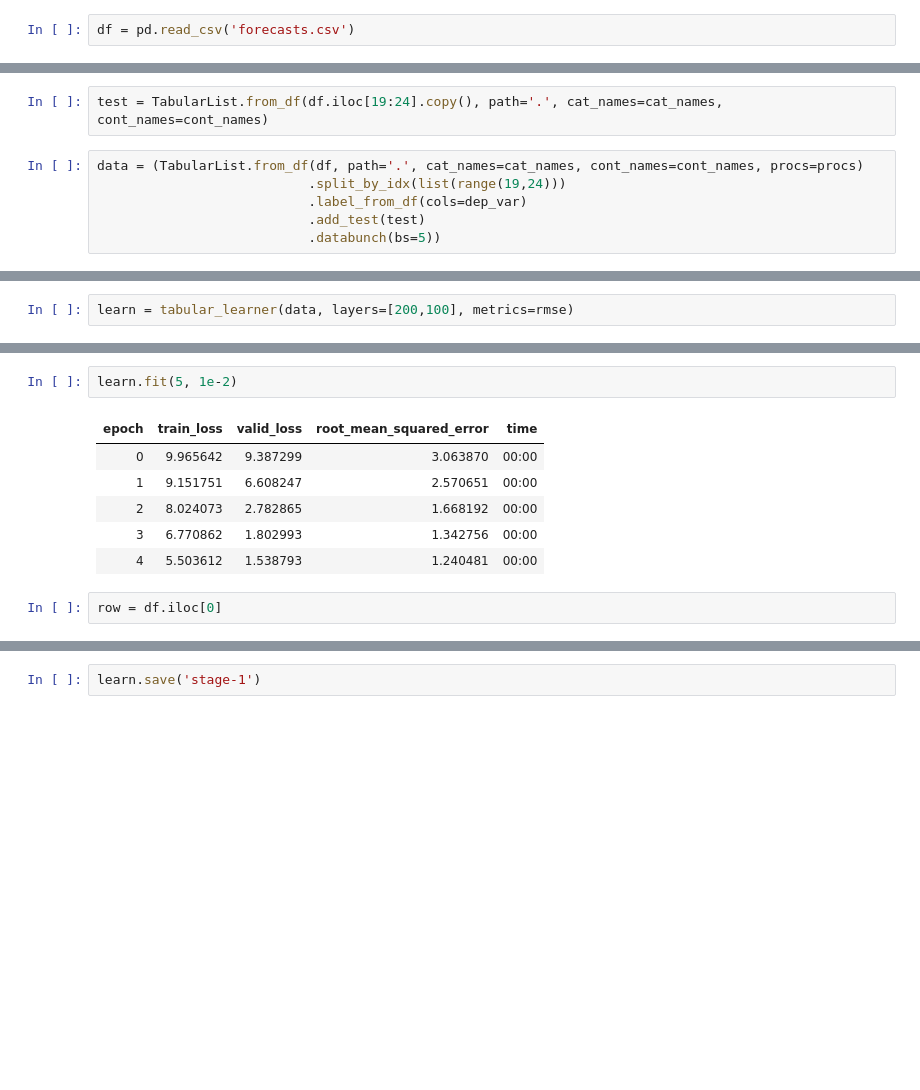
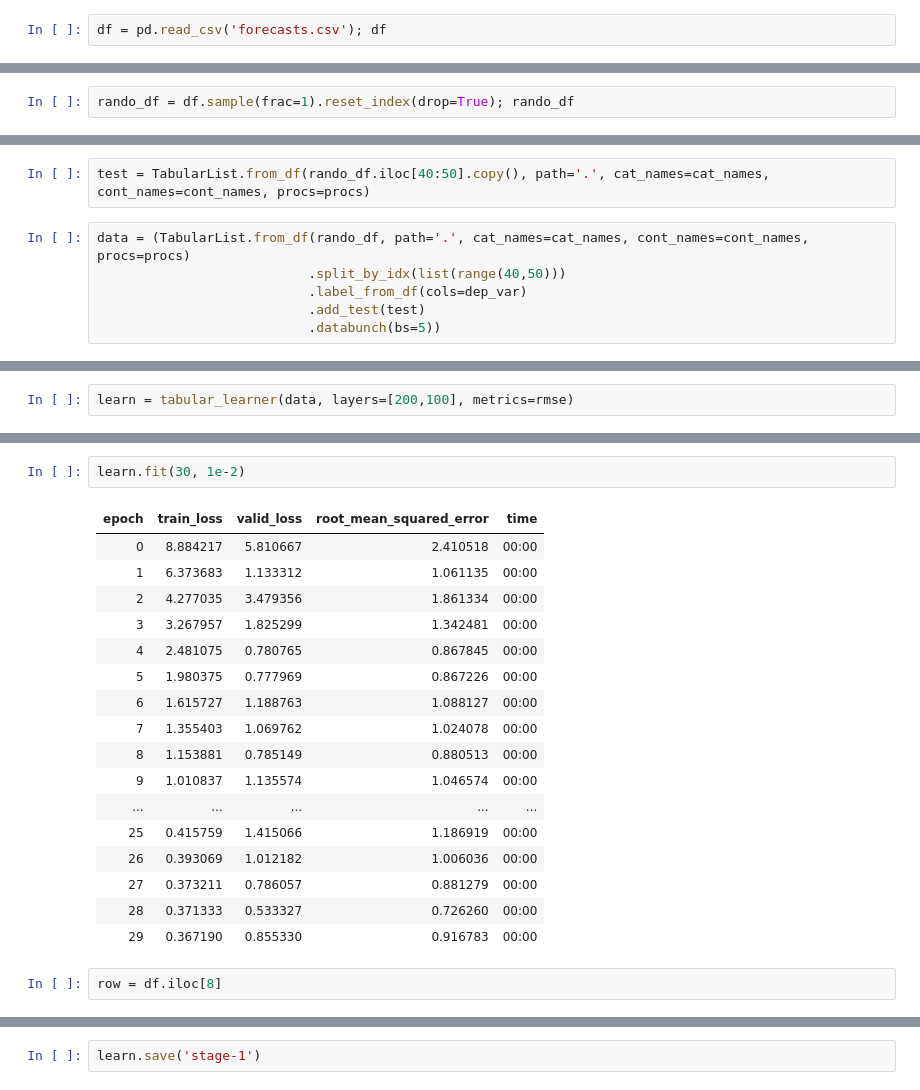
Before and after one commit to mhelmetag/stoke-futures, a Jupyter notebook: ml/stoke_futures.ipynb, the cells around one changed output, grey strips where cells are left out. Drawn from its saved outputs; the diff is of its cells as text; blank space fills up the shorter version.

```diff
--- a/ml/stoke_futures.ipynb
+++ b/ml/stoke_futures.ipynb
@@ -1,4 +1,4 @@
 # %%
 from fastai.tabular import *
 # %%
-df = pd.read_csv('forecasts.csv')
+df = pd.read_csv('forecasts.csv'); df
@@ -24,0 +23,2 @@ df
+# %%
+rando_df = df.sample(frac=1).reset_index(drop=True); rando_df
@@ -28,10 +46,10 @@ cat_names = ['swell1_is_favorable_direction', 'swell2_is_favorable_direction', '
 cont_names = ['swell1_height', 'swell1_period', 'swell2_height', 'swell2_period', 'swell3_height', 'swell3_period']
 procs = [FillMissing, Categorify, Normalize]
 # %%
-test = TabularList.from_df(df.iloc[19:24].copy(), path='.', cat_names=cat_names, cont_names=cont_names)
+test = TabularList.from_df(rando_df.iloc[40:50].copy(), path='.', cat_names=cat_names, cont_names=cont_names, procs=procs)
 # %%
-data = (TabularList.from_df(df, path='.', cat_names=cat_names, cont_names=cont_names, procs=procs)
-                           .split_by_idx(list(range(19,24)))
+data = (TabularList.from_df(rando_df, path='.', cat_names=cat_names, cont_names=cont_names, procs=procs)
+                           .split_by_idx(list(range(40,50)))
                            .label_from_df(cols=dep_var)
                            .add_test(test)
                            .databunch(bs=5))
@@ -49,14 +76,25 @@ learn = tabular_learner(data, layers=[200,100], metrics=rmse)
 # %%
-learn.fit(5, 1e-2)
+learn.fit(30, 1e-2)
 # %% [output]
 | epoch | train_loss | valid_loss | root_mean_squared_error | time |
-| 0 | 9.965642 | 9.387299 | 3.063870 | 00:00 |
-| 1 | 9.151751 | 6.608247 | 2.570651 | 00:00 |
-| 2 | 8.024073 | 2.782865 | 1.668192 | 00:00 |
-| 3 | 6.770862 | 1.802993 | 1.342756 | 00:00 |
-| 4 | 5.503612 | 1.538793 | 1.240481 | 00:00 |
+| 0 | 8.884217 | 5.810667 | 2.410518 | 00:00 |
+| 1 | 6.373683 | 1.133312 | 1.061135 | 00:00 |
+| 2 | 4.277035 | 3.479356 | 1.861334 | 00:00 |
+| 3 | 3.267957 | 1.825299 | 1.342481 | 00:00 |
+| 4 | 2.481075 | 0.780765 | 0.867845 | 00:00 |
+| 5 | 1.980375 | 0.777969 | 0.867226 | 00:00 |
+| 6 | 1.615727 | 1.188763 | 1.088127 | 00:00 |
+| 7 | 1.355403 | 1.069762 | 1.024078 | 00:00 |
+| 8 | 1.153881 | 0.785149 | 0.880513 | 00:00 |
+| 9 | 1.010837 | 1.135574 | 1.046574 | 00:00 |
+| ... | ... | ... | ... | ... |
+| 25 | 0.415759 | 1.415066 | 1.186919 | 00:00 |
+| 26 | 0.393069 | 1.012182 | 1.006036 | 00:00 |
+| 27 | 0.373211 | 0.786057 | 0.881279 | 00:00 |
+| 28 | 0.371333 | 0.533327 | 0.726260 | 00:00 |
+| 29 | 0.367190 | 0.855330 | 0.916783 | 00:00 |
 # %%
-row = df.iloc[0]
+row = df.iloc[8]
 # %%
 learn.predict(row)
 # %% [output]
```
Also changed, not shown: parts of 13 cells of this notebook, 3 other files.
